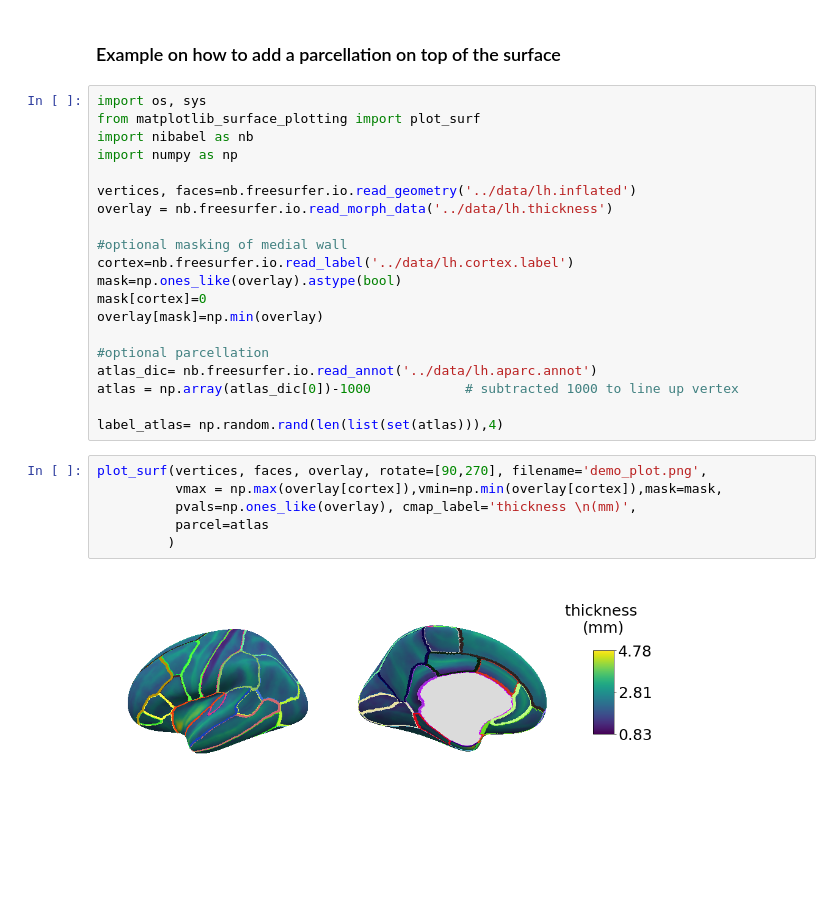
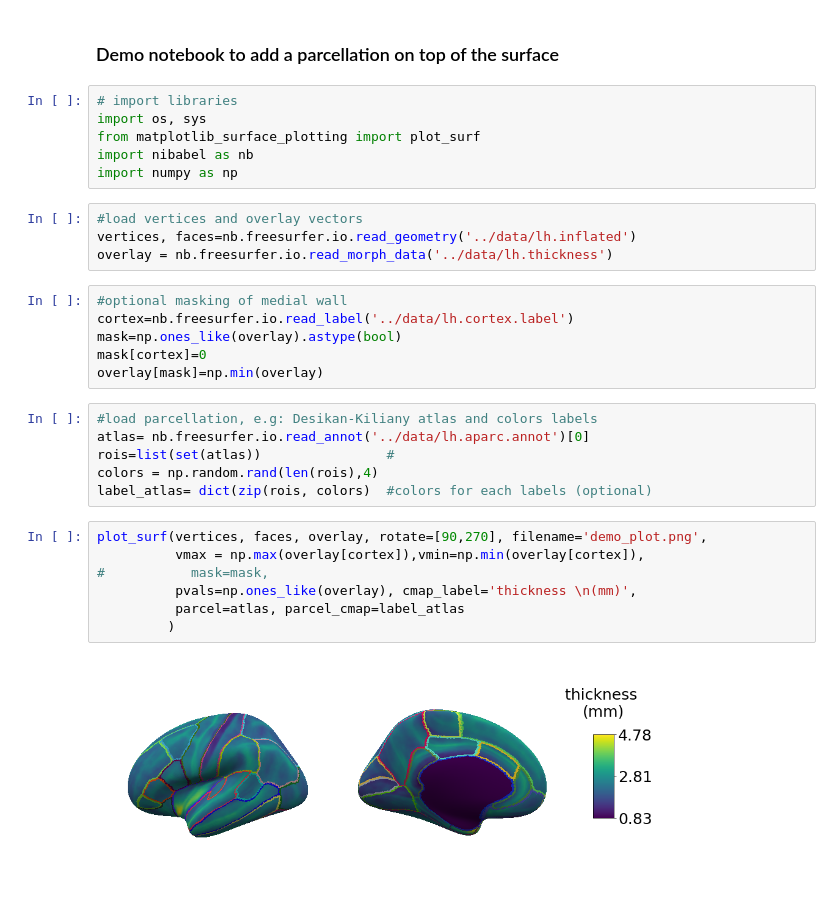
Before and after one commit to kwagstyl/matplotlib_surface_plotting, a Jupyter notebook: examples/plot_surface_with_parcellation.ipynb, the cells around one changed output. Saved outputs shown, nothing was run; the diff lists cells and outputs as text; blank space fills up the shorter version.

Commit message:
fix parcelation

```diff
--- a/examples/plot_surface_with_parcellation.ipynb
+++ b/examples/plot_surface_with_parcellation.ipynb
@@ -1,30 +1,33 @@
 # %% [markdown]
-### Example on how to add a parcellation on top of the surface
+### Demo notebook to add a parcellation on top of the surface
+# %%
+# import libraries
+import os, sys
+from matplotlib_surface_plotting import plot_surf
+import nibabel as nb
+import numpy as np
+# %%
+#load vertices and overlay vectors
+vertices, faces=nb.freesurfer.io.read_geometry('../data/lh.inflated')
+overlay = nb.freesurfer.io.read_morph_data('../data/lh.thickness')
 # %%
-import os, sys
-from matplotlib_surface_plotting import plot_surf
-import nibabel as nb
-import numpy as np
-
-vertices, faces=nb.freesurfer.io.read_geometry('../data/lh.inflated')
-overlay = nb.freesurfer.io.read_morph_data('../data/lh.thickness')
-
 #optional masking of medial wall
 cortex=nb.freesurfer.io.read_label('../data/lh.cortex.label')
 mask=np.ones_like(overlay).astype(bool)
 mask[cortex]=0
 overlay[mask]=np.min(overlay)
-
-#optional parcellation
-atlas_dic= nb.freesurfer.io.read_annot('../data/lh.aparc.annot')
-atlas = np.array(atlas_dic[0])-1000            # subtracted 1000 to line up vertex
-
-label_atlas= np.random.rand(len(list(set(atlas))),4)
+# %%
+#load parcellation, e.g: Desikan-Kiliany atlas and colors labels
+atlas= nb.freesurfer.io.read_annot('../data/lh.aparc.annot')[0]
+rois=list(set(atlas))                #
+colors = np.random.rand(len(rois),4)
+label_atlas= dict(zip(rois, colors)  #colors for each labels (optional)
 # %%
 plot_surf(vertices, faces, overlay, rotate=[90,270], filename='demo_plot.png',
-          vmax = np.max(overlay[cortex]),vmin=np.min(overlay[cortex]),mask=mask,
+          vmax = np.max(overlay[cortex]),vmin=np.min(overlay[cortex]),
+#           mask=mask,
           pvals=np.ones_like(overlay), cmap_label='thickness \n(mm)',
-          parcel=atlas
+          parcel=atlas, parcel_cmap=label_atlas
          )
 # %% [output]
-[figure, old version]
+[figure, new version]
```
Also changed, not shown: 2 other files.
